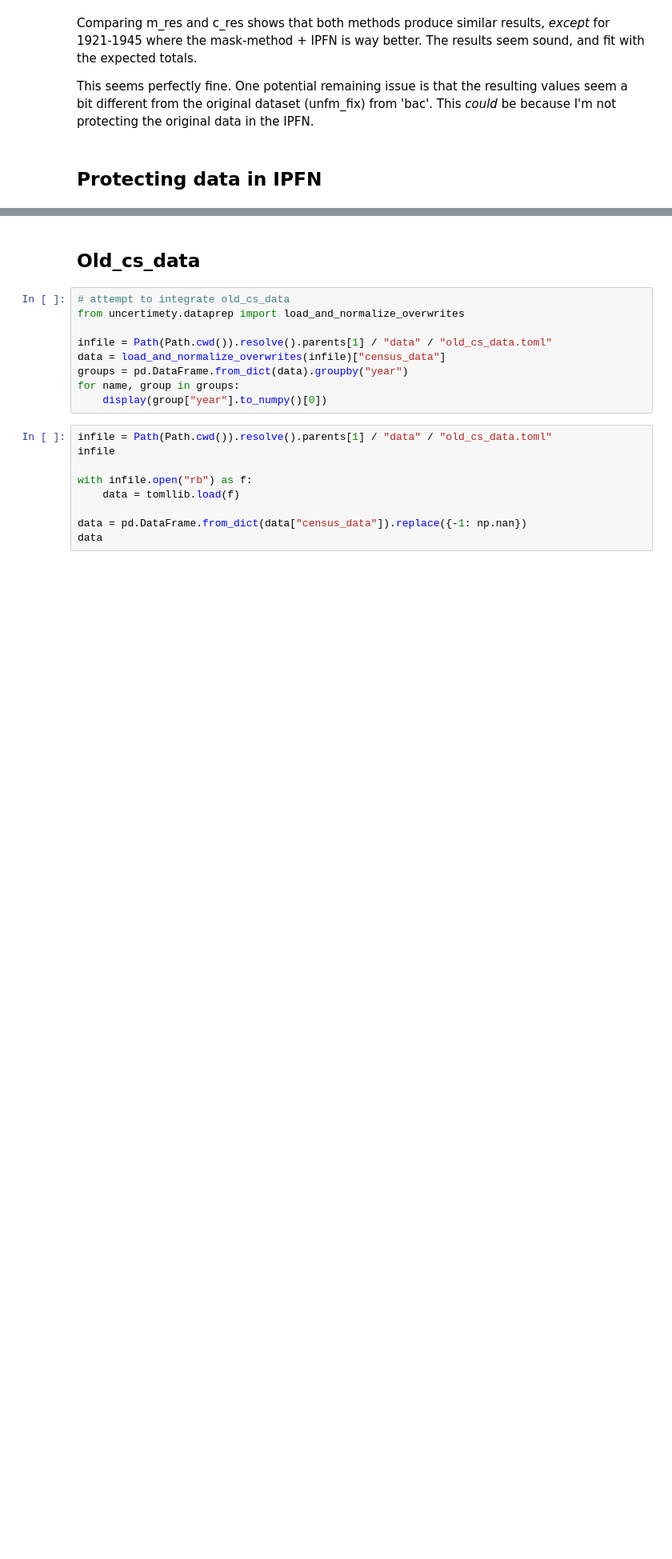
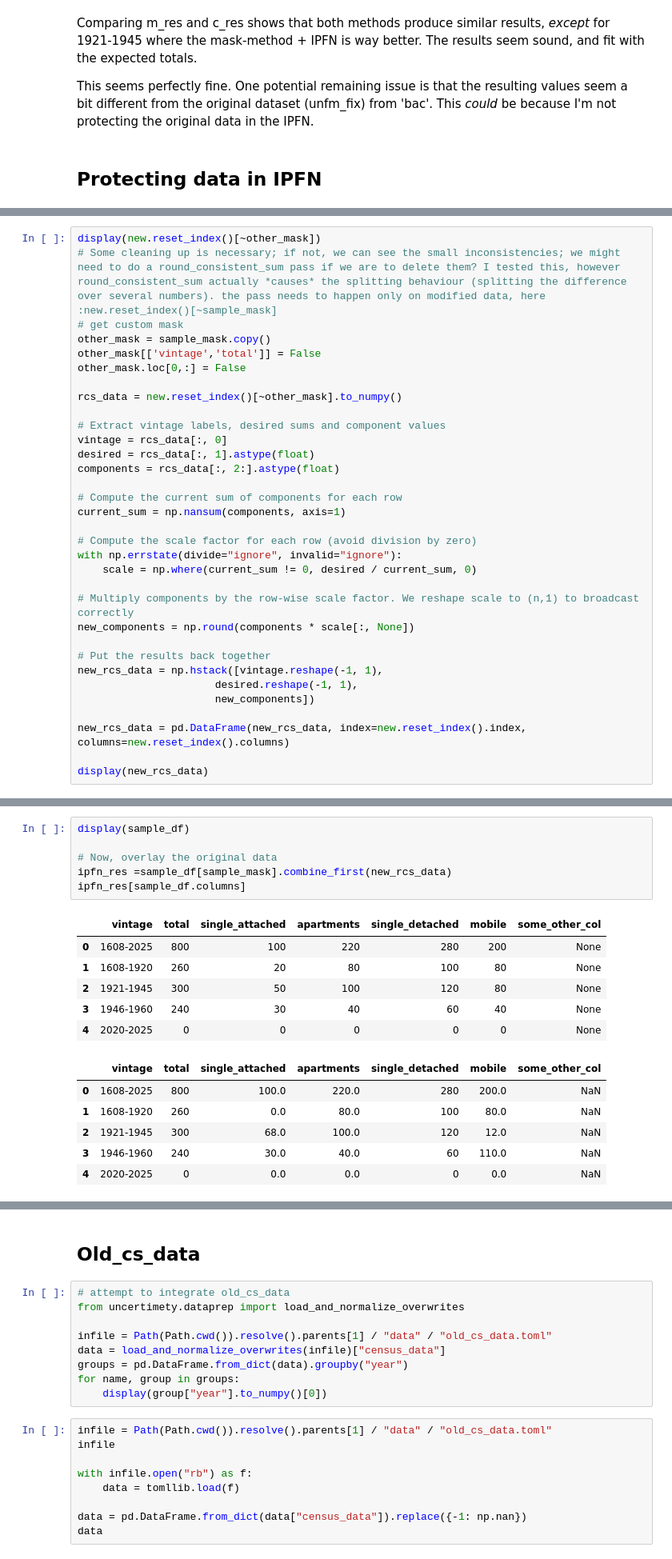
Before and after one commit to CBreton026/uncertimety, a Jupyter notebook: src/uncertimety/temp.ipynb, the cells around one changed output, grey strips where cells are left out. Shown at 80% size. Saved outputs shown, nothing was run; the diff lists cells and outputs as text; blank space fills up the shorter version.

```diff
--- a/src/uncertimety/temp.ipynb
+++ b/src/uncertimety/temp.ipynb
@@ -732,0 +1496,33 @@ sample_mask
+# %%
+display(new.reset_index()[~other_mask])
+# Some cleaning up is necessary; if not, we can see the small inconsistencies; we might need to do a round_consistent_sum pass if we are to delete them? I tested this, however round_consistent_sum actually *causes* the splitting behaviour (splitting the difference over several numbers). the pass needs to happen only on modified data, here :new.reset_index()[~sample_mask]
+# get custom mask
+other_mask = sample_mask.copy()
+other_mask[['vintage','total']] = False
+other_mask.loc[0,:] = False
+
+rcs_data = new.reset_index()[~other_mask].to_numpy()
+
+# Extract vintage labels, desired sums and component values
+vintage = rcs_data[:, 0]
+desired = rcs_data[:, 1].astype(float)
+components = rcs_data[:, 2:].astype(float)
+
+# Compute the current sum of components for each row
+current_sum = np.nansum(components, axis=1)
+
+# Compute the scale factor for each row (avoid division by zero)
+with np.errstate(divide="ignore", invalid="ignore"):
+    scale = np.where(current_sum != 0, desired / current_sum, 0)
+
+# Multiply components by the row-wise scale factor. We reshape scale to (n,1) to broadcast correctly
+new_components = np.round(components * scale[:, None])
+
+# Put the results back together
+new_rcs_data = np.hstack([vintage.reshape(-1, 1),
+                      desired.reshape(-1, 1),
+                      new_components])
+
+new_rcs_data = pd.DataFrame(new_rcs_data, index=new.reset_index().index, columns=new.reset_index().columns)
+
+display(new_rcs_data)
@@ -732,0 +1542,19 @@ sample_mask
+# %%
+display(sample_df)
+
+# Now, overlay the original data
+ipfn_res =sample_df[sample_mask].combine_first(new_rcs_data)
+ipfn_res[sample_df.columns]
+# %% [output]
+|  | vintage | total | single_attached | apartments | single_detached | mobile | some_other_col |
+| 0 | 1608-2025 | 800 | 100 | 220 | 280 | 200 | None |
+| 1 | 1608-1920 | 260 | 20 | 80 | 100 | 80 | None |
+| 2 | 1921-1945 | 300 | 50 | 100 | 120 | 80 | None |
+| 3 | 1946-1960 | 240 | 30 | 40 | 60 | 40 | None |
+| 4 | 2020-2025 | 0 | 0 | 0 | 0 | 0 | None |
+|  | vintage | total | single_attached | apartments | single_detached | mobile | some_other_col |
+| 0 | 1608-2025 | 800 | 100.0 | 220.0 | 280 | 200.0 | NaN |
+| 1 | 1608-1920 | 260 | 0.0 | 80.0 | 100 | 80.0 | NaN |
+| 2 | 1921-1945 | 300 | 68.0 | 100.0 | 120 | 12.0 | NaN |
+| 3 | 1946-1960 | 240 | 30.0 | 40.0 | 60 | 110.0 | NaN |
+| 4 | 2020-2025 | 0 | 0.0 | 0.0 | 0 | 0.0 | NaN |
```
Also changed, not shown: parts of 33 cells of this notebook.
